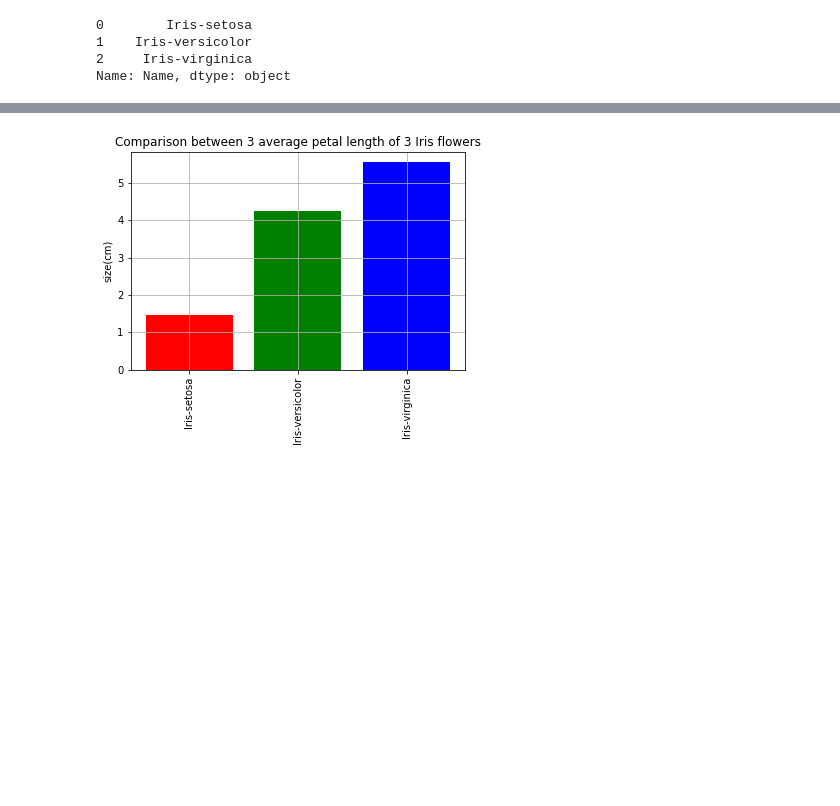
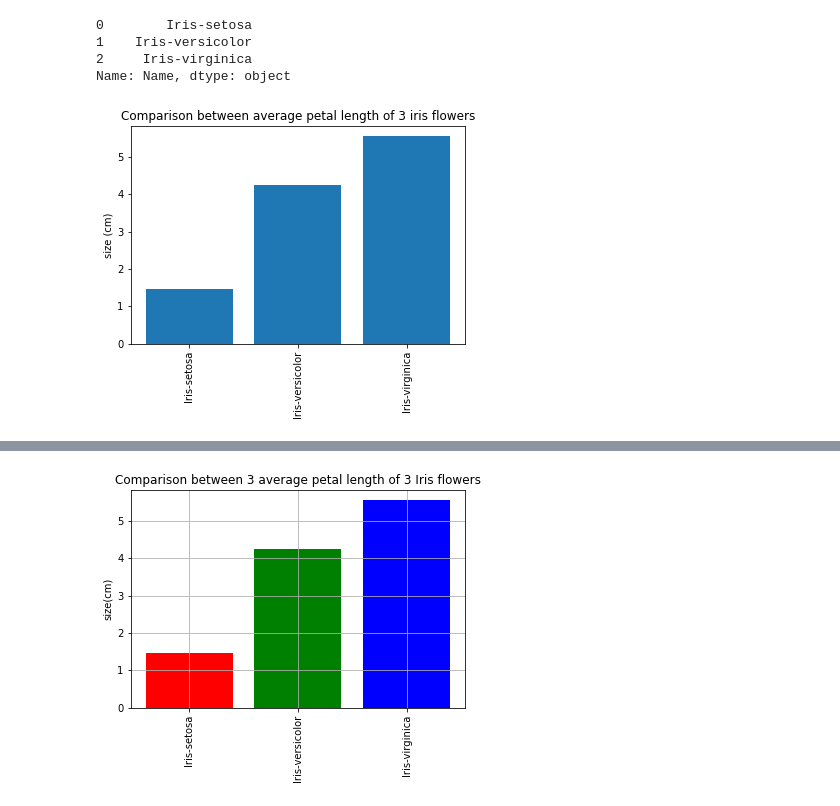
Before and after one commit to suphalaksana/data_viz_2022, a Jupyter notebook: DataViz04_Data_Comparison.ipynb, the cells around one changed output, grey strips where cells are left out. Cells and saved outputs as stored; diff of their text form; code cells hidden in the pictures; blank space fills up the shorter version.

```diff
--- a/DataViz04_Data_Comparison.ipynb
+++ b/DataViz04_Data_Comparison.ipynb
@@ -217,3 +217,10 @@ sample_data.reset_index()['Name']
 1    Iris-versicolor
 2     Iris-virginica
 Name: Name, dtype: object
+# %%
+plt.bar([1,2,3],sample_data['PetalLength'])  #เปรียบเทียบคสามยาวของกลีบดอก ของดอกไม้ 3 ดอก
+plt.xticks([1,2,3], sample_data.reset_index()['Name'], rotation='vertical')  #เพิ่มชื่อ แกน x เป็น ชื่อดอกไม้
+plt.title('Comparison between average petal length of 3 iris flowers')  #ชื่อกราฟ
+plt.ylabel('size (cm)');  #ใส่ label แกน y
+# %% [output]
+[figure, added]
```
Also changed, not shown: parts of 21 cells of this notebook.
